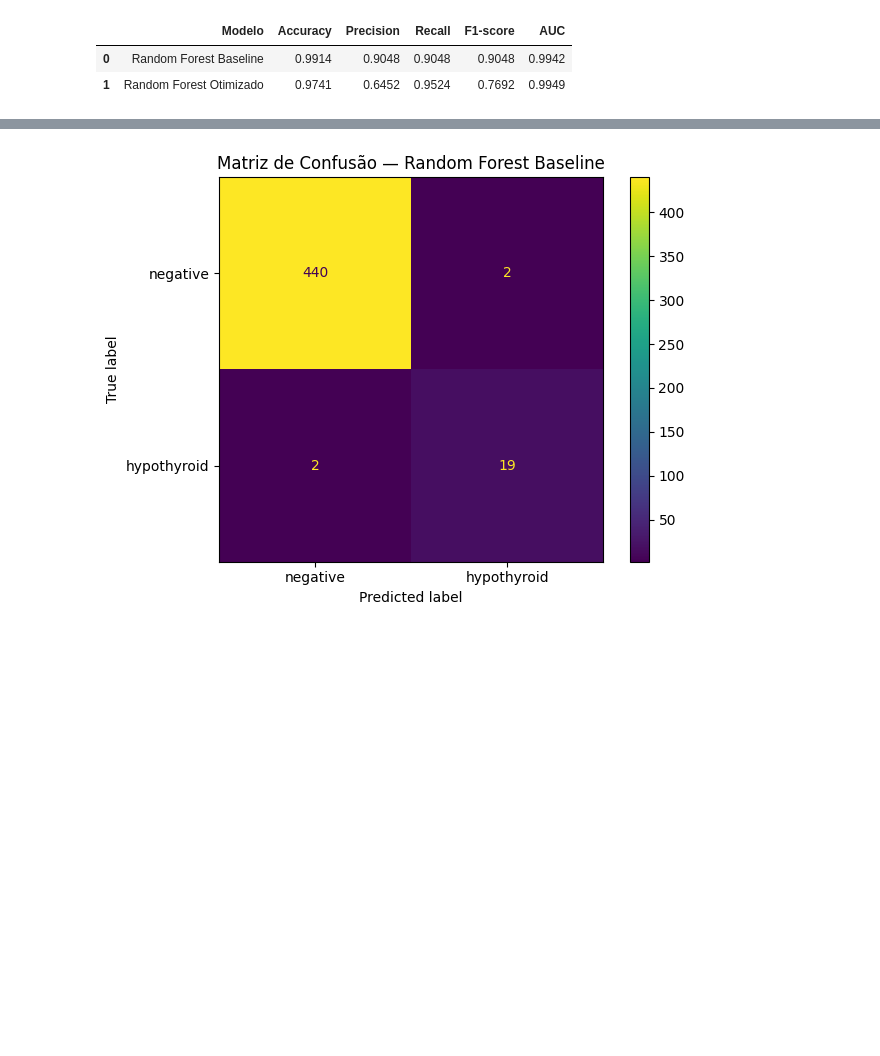
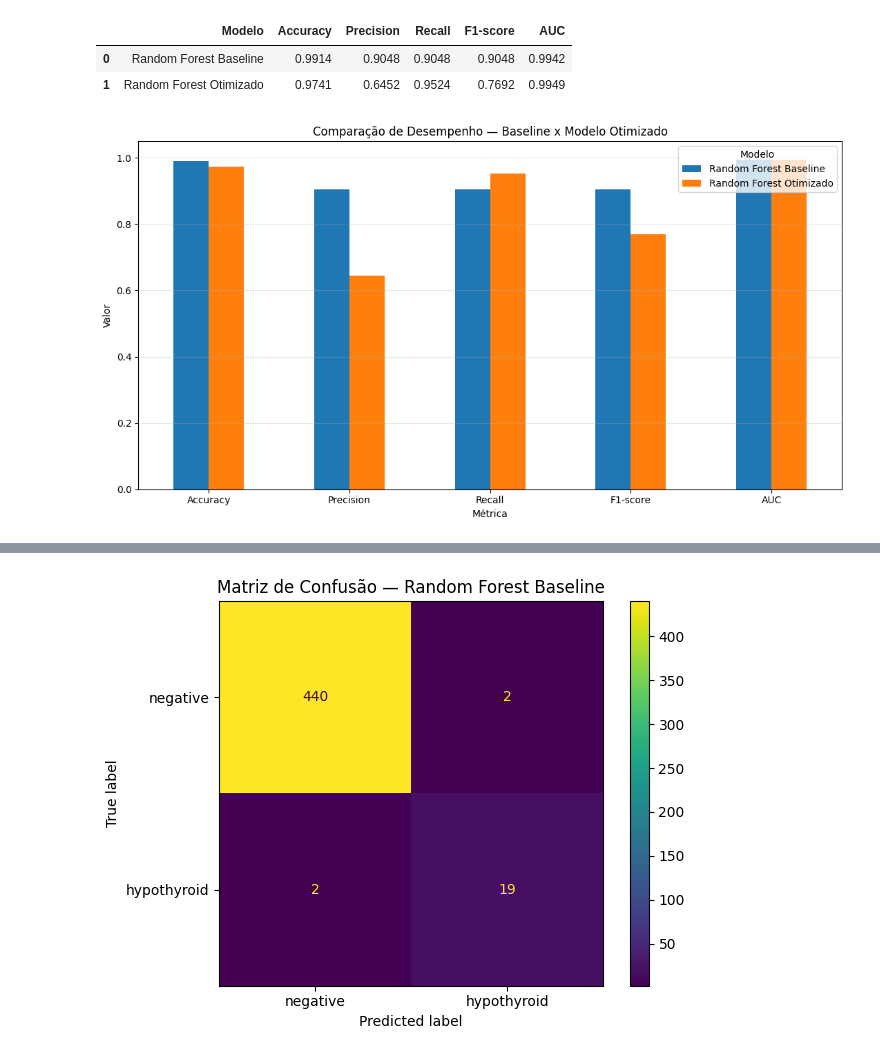
Before and after one commit to Val-Faria/tech-challenge-ia-saude, a Jupyter notebook: 02_otimizacao_hiperparametros_ag.ipynb, the cells around one changed output, grey strips where cells are left out. Saved outputs shown, nothing was run; the diff lists cells and outputs as text; code cells hidden in the pictures; blank space fills up the shorter version.

```diff
--- a/02_otimizacao_hiperparametros_ag.ipynb
+++ b/02_otimizacao_hiperparametros_ag.ipynb
@@ -1264,3 +1264,43 @@ comparacao_final.to_csv(
 |  | Modelo | Accuracy | Precision | Recall | F1-score | AUC |
 | 0 | Random Forest Baseline | 0.9914 | 0.9048 | 0.9048 | 0.9048 | 0.9942 |
 | 1 | Random Forest Otimizado | 0.9741 | 0.6452 | 0.9524 | 0.7692 | 0.9949 |
+# %%
+# ============================================================
+# GRÁFICO COMPARATIVO - BASELINE X MODELO OTIMIZADO
+# ============================================================
+
+metricas_grafico = [
+    "Accuracy",
+    "Precision",
+    "Recall",
+    "F1-score",
+    "AUC"
+]
+
+comparacao_grafico = comparacao_final.set_index("Modelo")[
+    metricas_grafico
+].T
+
+ax = comparacao_grafico.plot(
+    kind="bar",
+    figsize=(11, 6)
+)
+
+plt.title("Comparação de Desempenho — Baseline x Modelo Otimizado")
+plt.xlabel("Métrica")
+plt.ylabel("Valor")
+plt.ylim(0, 1.05)
+plt.xticks(rotation=0)
+plt.legend(title="Modelo")
+plt.grid(axis="y", alpha=0.3)
+plt.tight_layout()
+
+plt.savefig(
+    FIGURES_DIR / "comparacao_baseline_otimizado.png",
+    dpi=300,
+    bbox_inches="tight"
+)
+
+plt.show()
+# %% [output]
+[figure, added]
```
Also changed, not shown: parts of 8 cells of this notebook.
